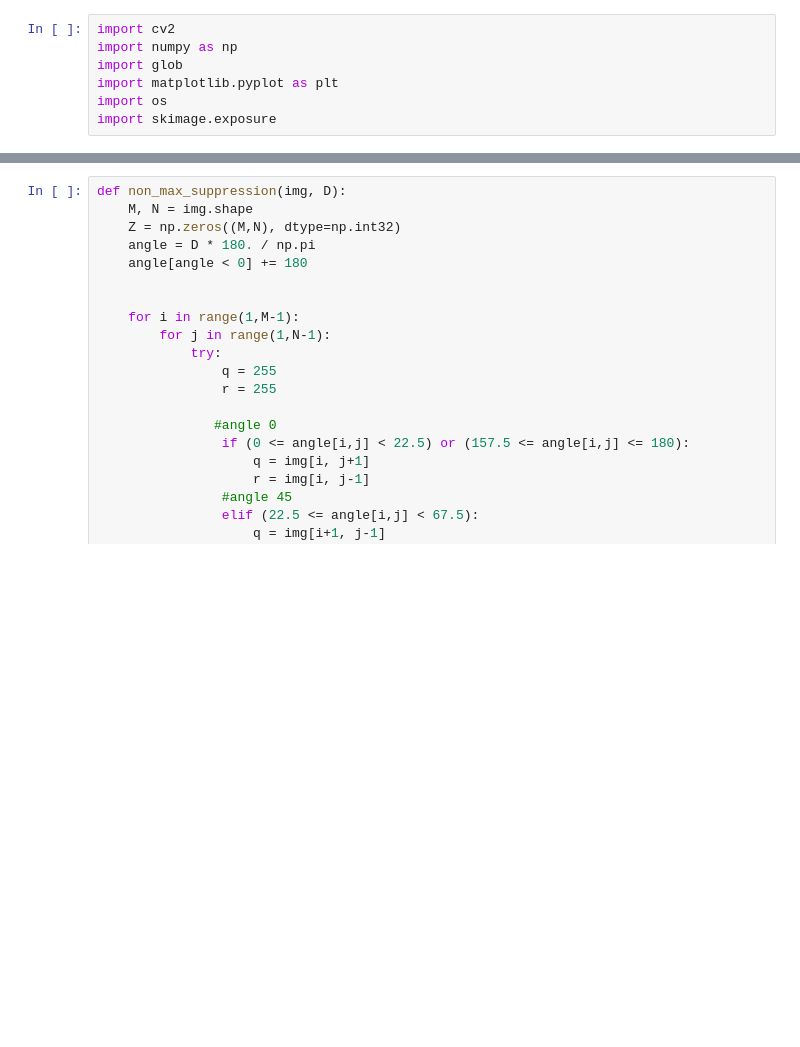
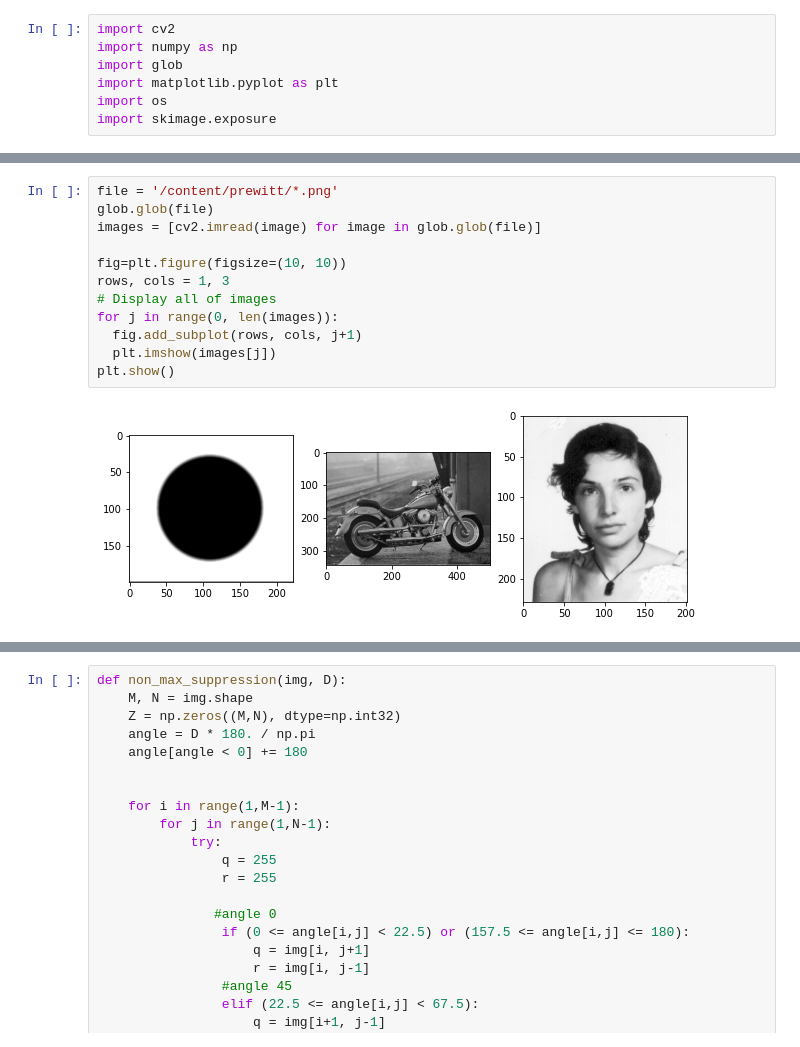
Before and after one commit to rikkudo/prewitt, a Jupyter notebook: FDAW78_Task_1_Prewitt.ipynb, the cells around one changed output, grey strips where cells are left out. Cells and saved outputs as stored; diff of their text form; blank space fills up the shorter version.

```diff
--- a/FDAW78_Task_1_Prewitt.ipynb
+++ b/FDAW78_Task_1_Prewitt.ipynb
@@ -45,3 +23,17 @@ for i in data_path:
+# %%
+file = '/content/prewitt/*.png'
+glob.glob(file)
+images = [cv2.imread(image) for image in glob.glob(file)]
+
+fig=plt.figure(figsize=(10, 10))
+rows, cols = 1, 3
+# Display all of images
+for j in range(0, len(images)):
+  fig.add_subplot(rows, cols, j+1)
+  plt.imshow(images[j])
+plt.show()
+# %% [output]
+[figure, added]
 # %%
 img1 = cv2.imread('/content/prewitt/motor.png')
 gray1 = cv2.cvtColor(img1, cv2.COLOR_BGR2GRAY)
```
Also changed, not shown: parts of 10 cells of this notebook.
